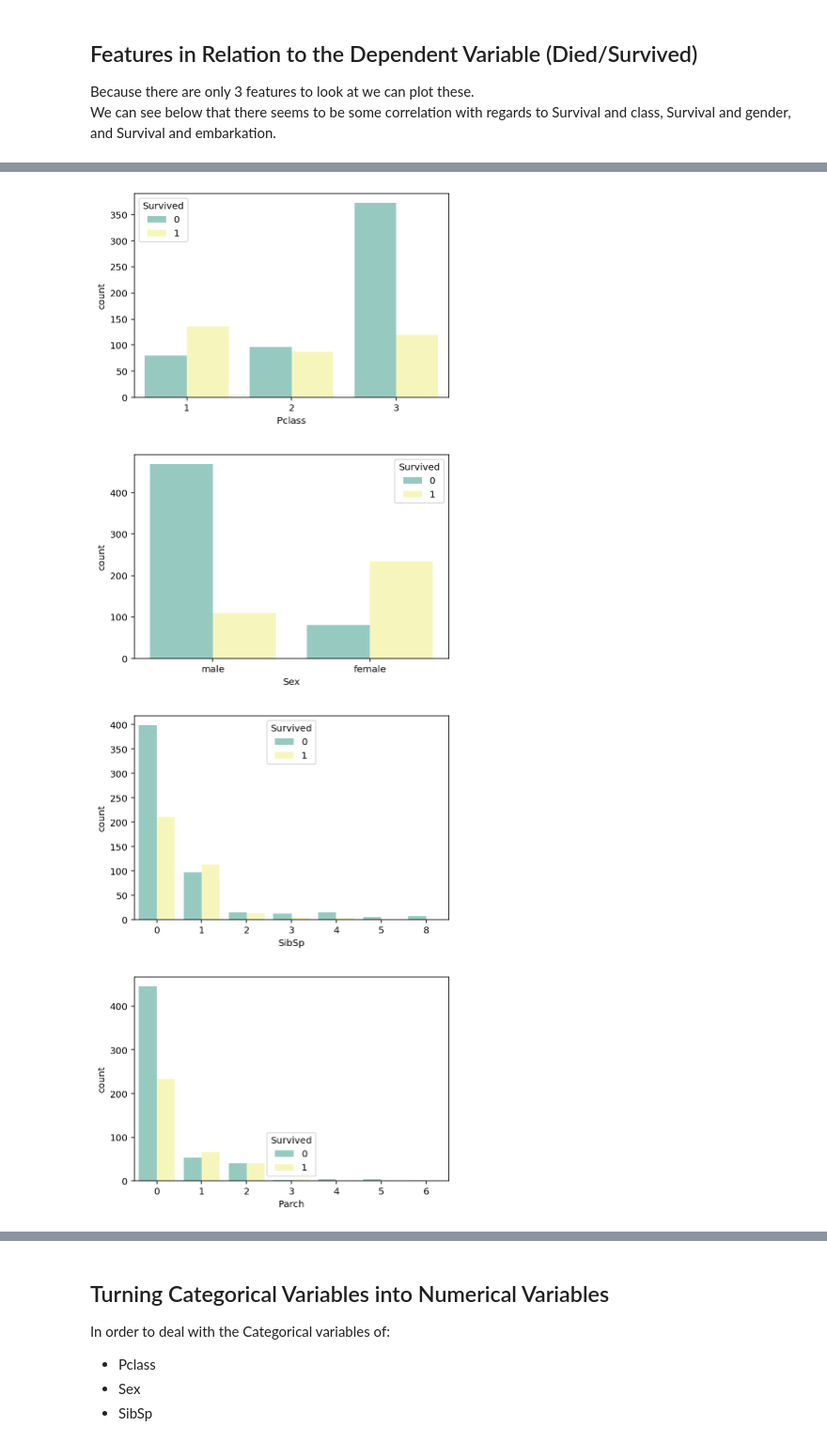
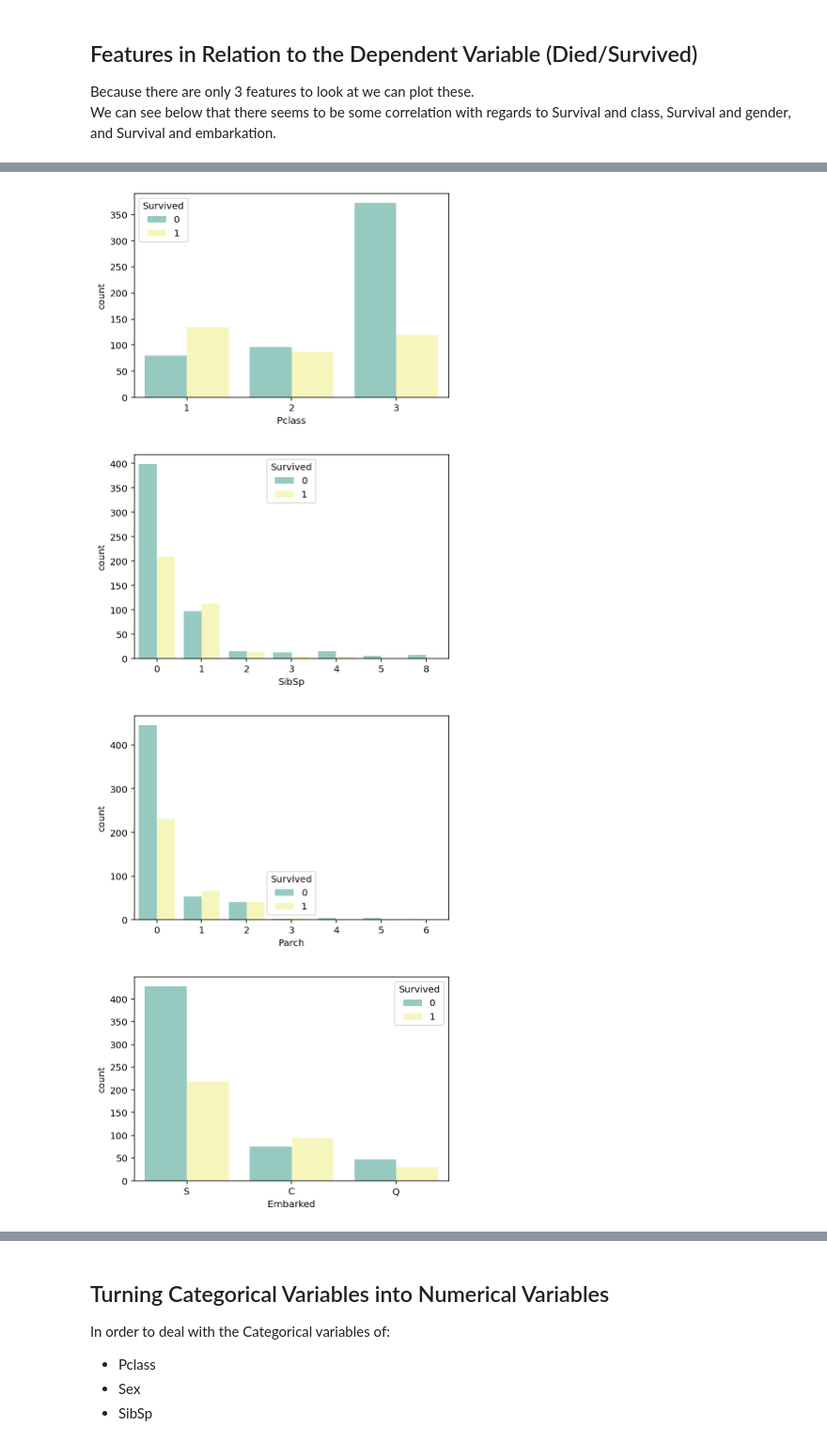
Before and after one commit to nizarhamood/Titanic, a Jupyter notebook: titanic.ipynb, the cells around one changed output, grey strips where cells are left out. Shown at 94% size. Cells and saved outputs as stored; diff of their text form; code cells hidden in the pictures.

Commit message:
Missing Age values filled with Mode, Sex now is 1 = Male and 0 = Female, Dummy variables created for variables with categories greater than 2, and redundant columns dropped for modelling purposes

```diff
--- a/titanic.ipynb
+++ b/titanic.ipynb
@@ -750,0 +772,4 @@ We can see below that there seems to be some correlation with regards to Surviva
+# %%
+# Filtered the missing values from Embarked
+model_data = train.loc[train['Embarked'].notna()]
+model_data.isna().sum()
@@ -750,0 +790,5 @@ We can see below that there seems to be some correlation with regards to Surviva
+# %%
+# Using the Mode value for Age to fill in the missing values
+age_mode = int(model_data['Age'].mode())
+model_data['Age'] = model_data['Age'].fillna(age_mode)
+model_data.isna().sum()
@@ -750,0 +814,6 @@ We can see below that there seems to be some correlation with regards to Surviva
+# %%
+# Changed the Sex column into a binary data column
+model_data['Sex'][model_data['Sex'] == 'male'] = 1
+model_data['Sex'][model_data['Sex'] == 'female'] = 0
+
+model_data
@@ -751,13 +846,13 @@ We can see below that there seems to be some correlation with regards to Surviva
 # %%
 # Features to convert into Dummy variables
 
-features = ['Pclass', 'Sex', 'SibSp','Parch', 'Embarked']
+features = ['Pclass', 'SibSp','Parch', 'Embarked']
 
 for f in features:
-    sns.countplot(x = f, data = train, palette = 'Set3', hue = 'Survived')
+    sns.countplot(x = f, data = model_data, palette = 'Set3', hue = 'Survived')
     plt.show()
 # %% [output]
 [figure]
-[figure, old version]
+[figure, new version]
-[figure, old version]
+[figure, new version]
-[figure, old version]
+[figure, new version]
```
Also changed, not shown: parts of 9 cells of this notebook.
